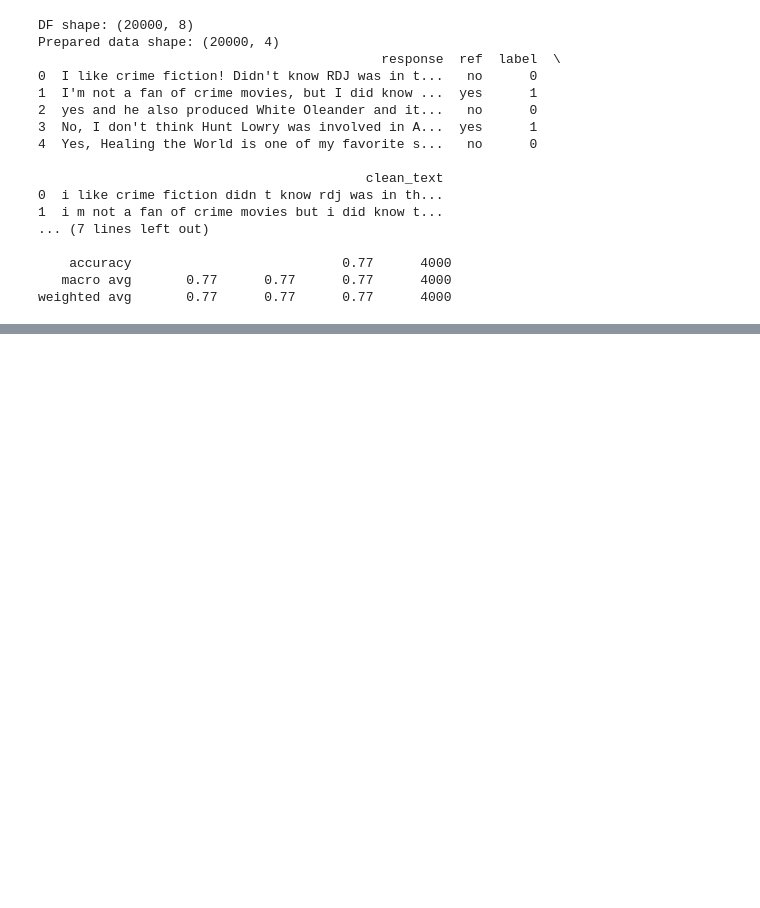
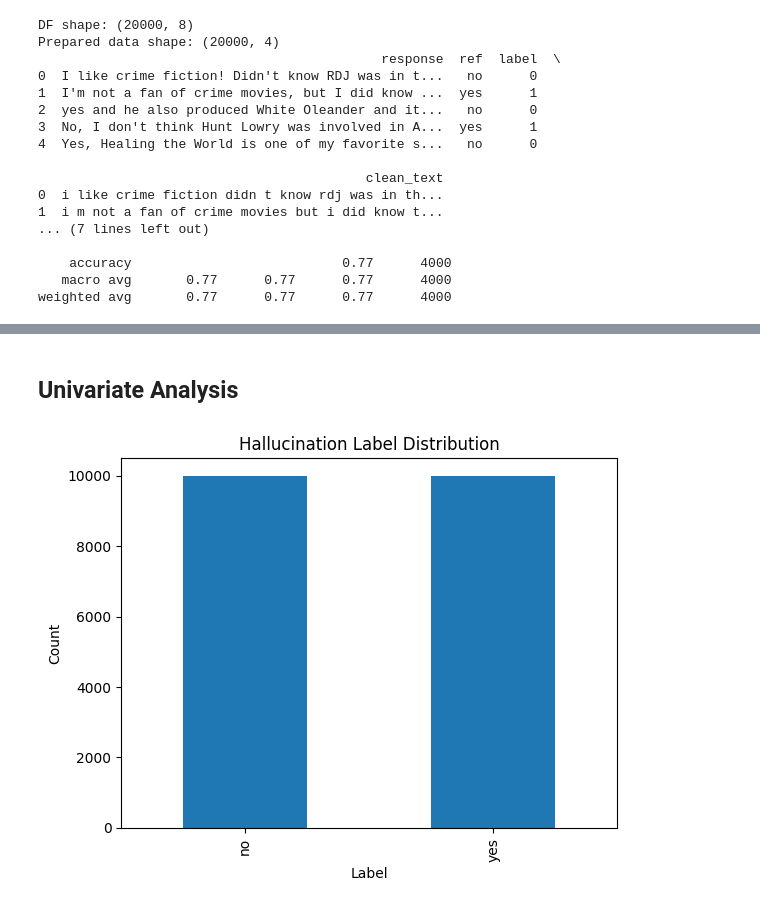
Before and after one commit to Prabhsheenkaur/AI-Hallucination, a Jupyter notebook: ML dataset.ipynb, the cells around one changed output, grey strips where cells are left out. Saved outputs shown, nothing was run; the diff lists cells and outputs as text; code cells hidden in the pictures; blank space fills up the shorter version.

```diff
--- a/ML dataset.ipynb
+++ b/ML dataset.ipynb
@@ -279,3 +298,11 @@ Prepared data shape: (20000, 4)
     accuracy                           0.77      4000
    macro avg       0.77      0.77      0.77      4000
 weighted avg       0.77      0.77      0.77      4000
+# %%
+import pandas as pd
+
+df = pd.read_csv("Meta-Llama-3-70B-Instruct.csv")
+
+print(df.head())
+print(df.shape)
+print(df.columns)
@@ -281,0 +327,10 @@ weighted avg       0.77      0.77      0.77      4000
+# %%
+data = df[["response","ref"]].copy()
+
+data["label"] = data["ref"].map({
+    "yes":1,
+    "no":0
+})
+
+print(data.head())
+print(data["label"].value_counts())
@@ -281,0 +348,14 @@ weighted avg       0.77      0.77      0.77      4000
+# %% [markdown]
+## **Univariate Analysis**
+# %%
+import matplotlib.pyplot as plt
+
+data["ref"].value_counts().plot(kind="bar")
+
+plt.title("Hallucination Label Distribution")
+plt.xlabel("Label")
+plt.ylabel("Count")
+
+plt.show()
+# %% [output]
+[figure, added]
```
Also changed, not shown: parts of 15 cells of this notebook.
